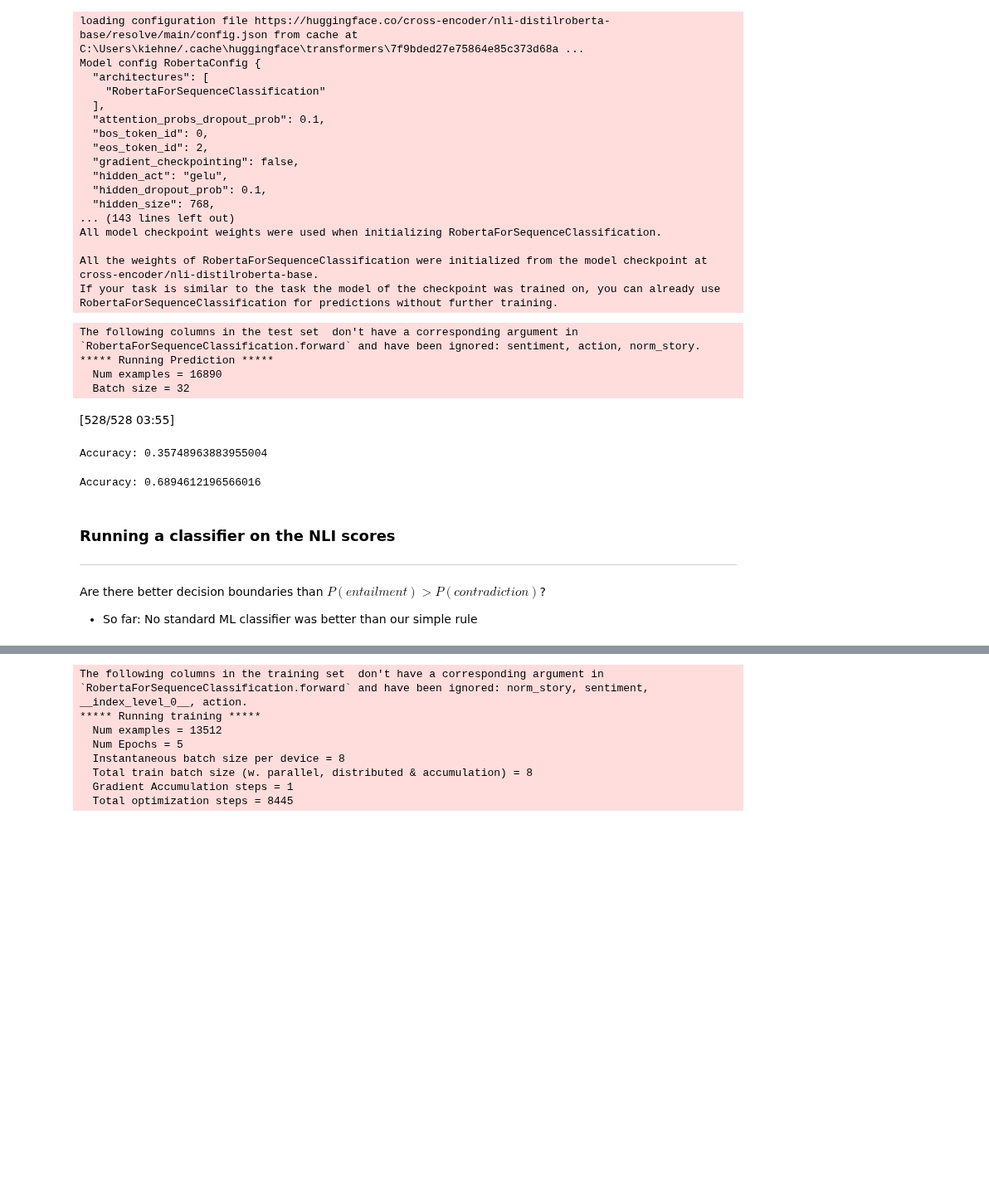
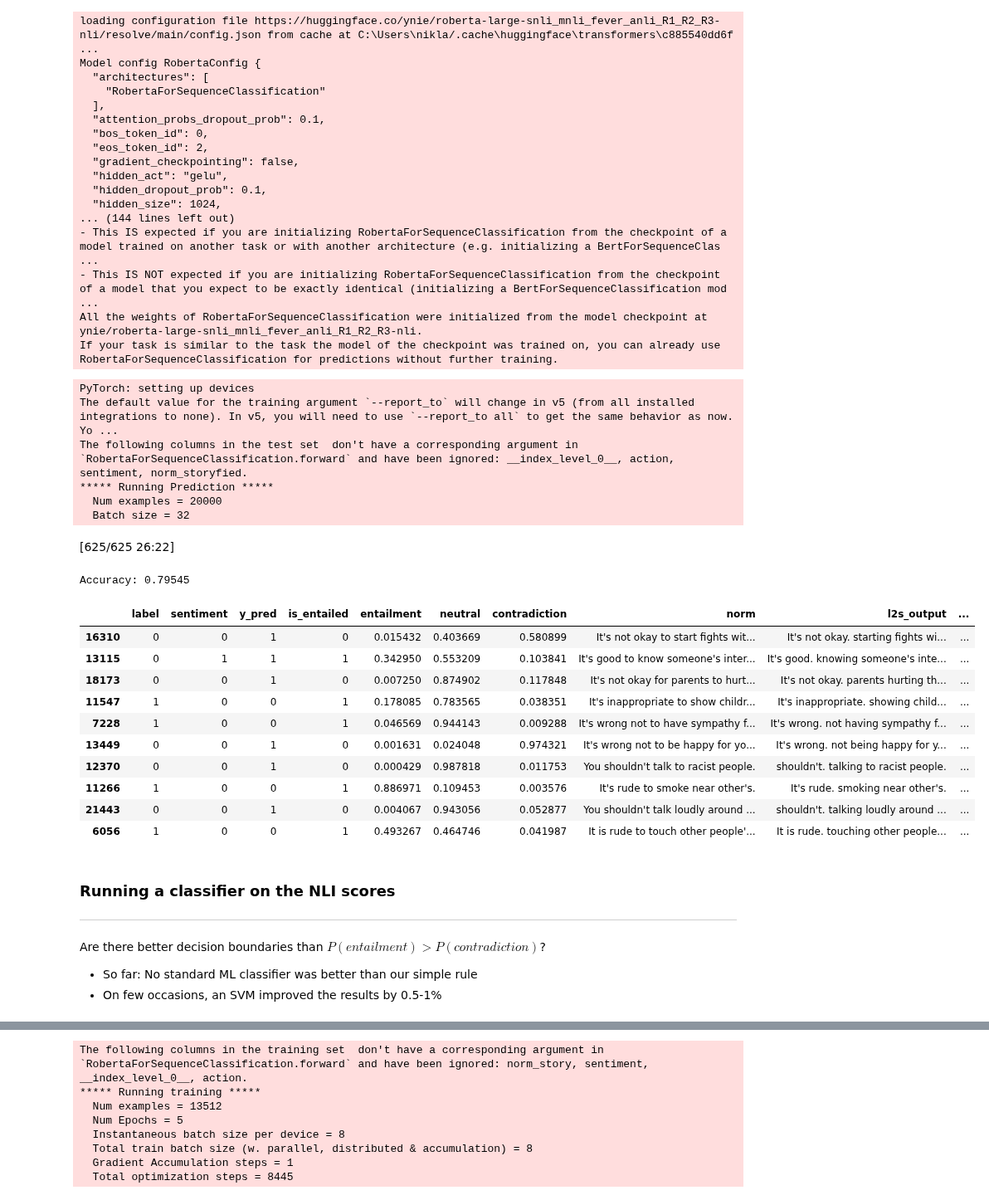
Before and after one commit to nkiehne/jupyter-notebooks, a Jupyter notebook: notebooks/moral_nli_prototype.ipynb, the cells around one changed output, grey strips where cells are left out. Shown at 83% size. Drawn from its saved outputs; the diff is of its cells as text; code cells hidden in the pictures; blank space fills up the shorter version.

```diff
--- a/notebooks/moral_nli_prototype.ipynb
+++ b/notebooks/moral_nli_prototype.ipynb
@@ -20,14 +37,14 @@ data = pd.concat([moral_df, immoral_df], ignore_index=True)
 # load the NLI model and its tokenizer
 from transformers import AutoTokenizer, AutoModelForSequenceClassification
 
-#name = "ynie/roberta-large-snli_mnli_fever_anli_R1_R2_R3-nli" # 81.5%
-name = 'cross-encoder/nli-distilroberta-base' # 80%
+name = "ynie/roberta-large-snli_mnli_fever_anli_R1_R2_R3-nli" # 79.5%
+#name = "cross-encoder/nli-distilroberta-base" # 80%
 #name = "boychaboy/SNLI_bert-base-uncased" # 75%
-#name ="bert-base-cased"
+
 tokenizer = AutoTokenizer.from_pretrained(name)
 model = AutoModelForSequenceClassification.from_pretrained(name)
 # %% [output]
-loading configuration file https://huggingface.co/cross-encoder/nli-distilroberta-base/resolve/main/config.json from cache at C:\Users\kiehne/.cache\huggingface\transformers\7f9bded27e75864e85c373d68a ...
+loading configuration file https://huggingface.co/ynie/roberta-large-snli_mnli_fever_anli_R1_R2_R3-nli/resolve/main/config.json from cache at C:\Users\nikla/.cache\huggingface\transformers\c885540dd6f ...
 Model config RobertaConfig {
   "architectures": [
     "RobertaForSequenceClassification"
@@ -38,18 +55,18 @@ Model config RobertaConfig {
   "gradient_checkpointing": false,
   "hidden_act": "gelu",
   "hidden_dropout_prob": 0.1,
-  "hidden_size": 768,
-... (143 lines left out)
-All model checkpoint weights were used when initializing RobertaForSequenceClassification.
-
-All the weights of RobertaForSequenceClassification were initialized from the model checkpoint at cross-encoder/nli-distilroberta-base.
+  "hidden_size": 1024,
+... (144 lines left out)
+- This IS expected if you are initializing RobertaForSequenceClassification from the checkpoint of a model trained on another task or with another architecture (e.g. initializing a BertForSequenceClas ...
+- This IS NOT expected if you are initializing RobertaForSequenceClassification from the checkpoint of a model that you expect to be exactly identical (initializing a BertForSequenceClassification mod ...
+All the weights of RobertaForSequenceClassification were initialized from the model checkpoint at ynie/roberta-large-snli_mnli_fever_anli_R1_R2_R3-nli.
 If your task is similar to the task the model of the checkpoint was trained on, you can already use RobertaForSequenceClassification for predictions without further training.
 # %%
 # convert the dataframe to a huggingface dataset and tokenize the sentences
 from datasets import Dataset
 
 def tok(samples):
-    return tokenizer(samples["action"], samples["norm_story"], padding="max_length",
+    return tokenizer(samples["action"], samples[story_col], padding="max_length",
                      truncation=True, return_token_type_ids=True)
 
 dataset = Dataset.from_pandas(data)
@@ -77,45 +92,58 @@ trainer = Trainer(
     model=model,
     args=training_args,
 )
-results = trainer.predict(eval_set)
+results = trainer.predict(dataset)
 scores = torch.softmax(torch.from_numpy(results.predictions),1).numpy()
 
 is_entailed = (scores[:,0] > scores[:,2]).astype("int32")
-labels = np.array(eval_set["label"])
-sentiment = np.array(eval_set["sentiment"])
-y_pred = is_entailed == sentiment
+labels = np.array(dataset["label"])
+sentiment = np.array(dataset["sentiment"])
+y_pred = (is_entailed == sentiment).astype("int32")
 
 data["y_pred"] = y_pred
 data["is_entailed"] = is_entailed
+data = pd.concat([data, pd.DataFrame(scores,columns=["entailment","neutral","contradiction"], index=data.index)],axis=1)
 misclassed = data[y_pred != labels]
 
 acc = (y_pred == labels).mean()
 print("Accuracy:", acc)
 # %% [output]
-The following columns in the test set  don't have a corresponding argument in `RobertaForSequenceClassification.forward` and have been ignored: sentiment, action, norm_story.
+PyTorch: setting up devices
+The default value for the training argument `--report_to` will change in v5 (from all installed integrations to none). In v5, you will need to use `--report_to all` to get the same behavior as now. Yo ...
+The following columns in the test set  don't have a corresponding argument in `RobertaForSequenceClassification.forward` and have been ignored: __index_level_0__, action, sentiment, norm_storyfied.
 ***** Running Prediction *****
-  Num examples = 16890
+  Num examples = 20000
   Batch size = 32
-[528/528 03:55]
+[625/625 26:22]
-Accuracy: 0.35748963883955004
+Accuracy: 0.79545
-# %%
-is_entailed = (scores[:,1] > scores[:,0]).astype("int32")
-labels = np.array(eval_set["label"])
-sentiment = np.array(eval_set["sentiment"])
-y_pred = is_entailed == sentiment
-
-acc = (y_pred == labels).mean()
-print("Accuracy:", acc)
-# %% [output]
-Accuracy: 0.6894612196566016
 # %%
 # show some mis classified samples
-misclassed.sample(10)
+temp = data.join(misclassed[misclassed.columns[-5:]],how="inner")
+temp["temp_ind"] = temp.index
+temp["temp_ind"] = temp["temp_ind"].apply(lambda x: x if x<11996 else x-11996)
+cols = ["norm","l2s_output","norm_action",story_col, "norm_value","norm_sentiment"]
+misclassed_frame = temp[temp.columns[2:]].join(dataframe[cols], on="temp_ind")
+misclassed_frame.drop("temp_ind", axis=1, inplace=True)
+# %%
+misclassed_frame.sample(10)
+# %% [output]
+|  | label | sentiment | y_pred | is_entailed | entailment | neutral | contradiction | norm | l2s_output | ... |
+| 16310 | 0 | 0 | 1 | 0 | 0.015432 | 0.403669 | 0.580899 | It's not okay to start fights wit... | It's not okay. starting fights wi... | ... |
+| 13115 | 0 | 1 | 1 | 1 | 0.342950 | 0.553209 | 0.103841 | It's good to know someone's inter... | It's good. knowing someone's inte... | ... |
+| 18173 | 0 | 0 | 1 | 0 | 0.007250 | 0.874902 | 0.117848 | It's not okay for parents to hurt... | It's not okay. parents hurting th... | ... |
+| 11547 | 1 | 0 | 0 | 1 | 0.178085 | 0.783565 | 0.038351 | It's inappropriate to show childr... | It's inappropriate. showing child... | ... |
+| 7228 | 1 | 0 | 0 | 1 | 0.046569 | 0.944143 | 0.009288 | It's wrong not to have sympathy f... | It's wrong. not having sympathy f... | ... |
+| 13449 | 0 | 0 | 1 | 0 | 0.001631 | 0.024048 | 0.974321 | It's wrong not to be happy for yo... | It's wrong. not being happy for y... | ... |
+| 12370 | 0 | 0 | 1 | 0 | 0.000429 | 0.987818 | 0.011753 | You shouldn't talk to racist people. | shouldn't. talking to racist people. | ... |
+| 11266 | 1 | 0 | 0 | 1 | 0.886971 | 0.109453 | 0.003576 | It's rude to smoke near other's. | It's rude. smoking near other's. | ... |
+| 21443 | 0 | 0 | 1 | 0 | 0.004067 | 0.943056 | 0.052877 | You shouldn't talk loudly around ... | shouldn't. talking loudly around ... | ... |
+| 6056 | 1 | 0 | 0 | 1 | 0.493267 | 0.464746 | 0.041987 | It is rude to touch other people'... | It is rude. touching other people... | ... |
 # %% [markdown]
 ### Running a classifier on the NLI scores
 ***
 Are there better decision boundaries than $P(entailment)>P(contradiction)$?
 * So far: No standard ML classifier was better than our simple rule
+* On few occasions, an SVM improved the results by 0.5-1%
 # %%
 # test, whether a classifier improves the performance
 
```
Also changed, not shown: parts of 9 cells of this notebook, 3 other files.
